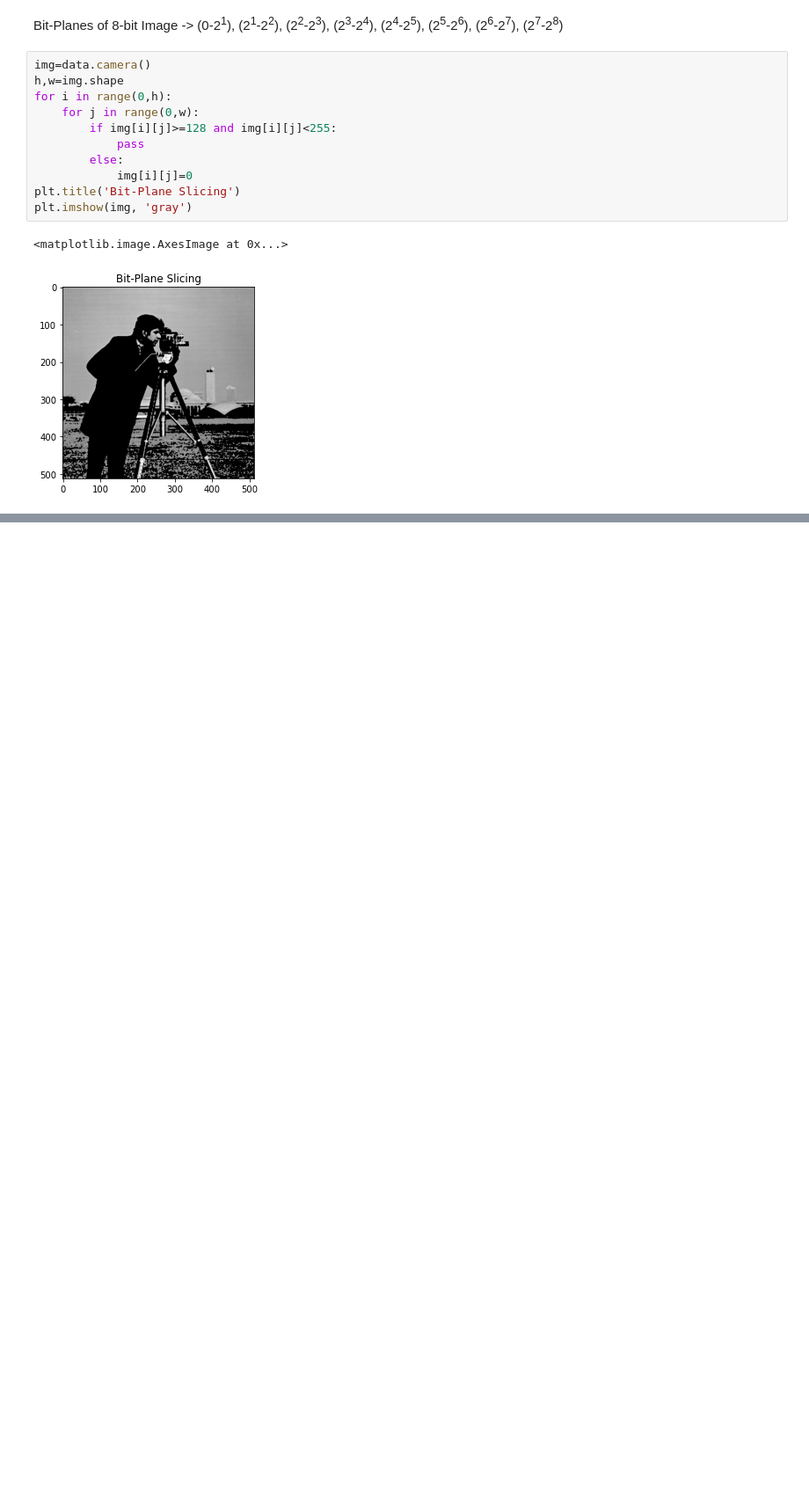
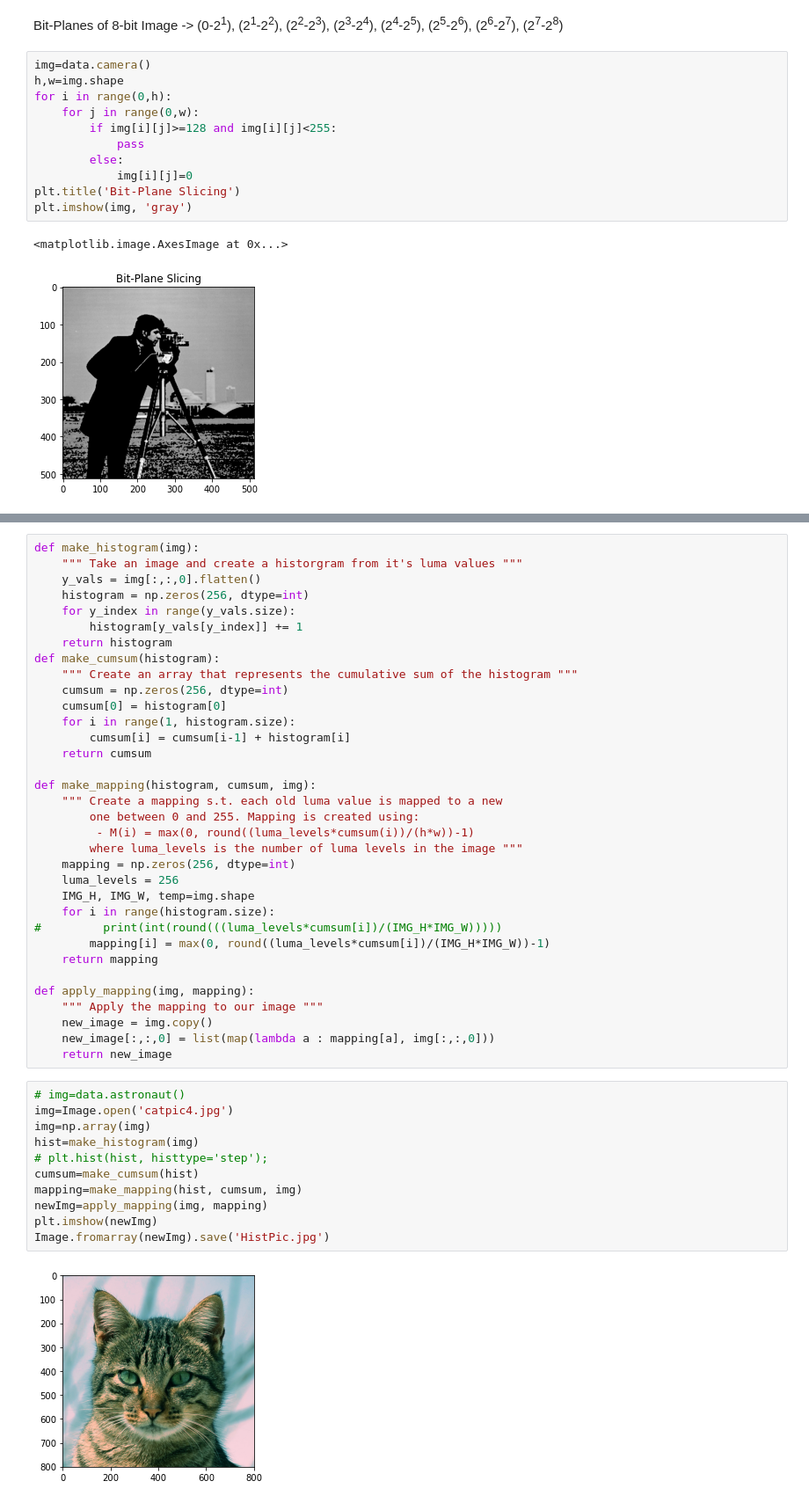
Before and after one commit to MastProTech/Image-Processing, a Jupyter notebook: ImageProcessing3.ipynb, the cells around one changed output, grey strips where cells are left out. Shown at 88% size. Saved outputs shown, nothing was run; the diff lists cells and outputs as text; blank space fills up the shorter version.

Commit message:
Added Histogram Equalization to  ImageProcessing3.ipynb

```diff
--- a/ImageProcessing3.ipynb
+++ b/ImageProcessing3.ipynb
@@ -164,0 +162,47 @@ Hello World
+# %%
+def make_histogram(img):
+    """ Take an image and create a historgram from it's luma values """
+    y_vals = img[:,:,0].flatten()
+    histogram = np.zeros(256, dtype=int)
+    for y_index in range(y_vals.size):
+        histogram[y_vals[y_index]] += 1
+    return histogram
+def make_cumsum(histogram):
+    """ Create an array that represents the cumulative sum of the histogram """
+    cumsum = np.zeros(256, dtype=int)
+    cumsum[0] = histogram[0]
+    for i in range(1, histogram.size):
+        cumsum[i] = cumsum[i-1] + histogram[i]
+    return cumsum
+
+def make_mapping(histogram, cumsum, img):
+    """ Create a mapping s.t. each old luma value is mapped to a new
+        one between 0 and 255. Mapping is created using:
+         - M(i) = max(0, round((luma_levels*cumsum(i))/(h*w))-1)
+        where luma_levels is the number of luma levels in the image """
+    mapping = np.zeros(256, dtype=int)
+    luma_levels = 256
+    IMG_H, IMG_W, temp=img.shape
+    for i in range(histogram.size):
+#         print(int(round(((luma_levels*cumsum[i])/(IMG_H*IMG_W)))))
+        mapping[i] = max(0, round((luma_levels*cumsum[i])/(IMG_H*IMG_W))-1)
+    return mapping
+
+def apply_mapping(img, mapping):
+    """ Apply the mapping to our image """
+    new_image = img.copy()
+    new_image[:,:,0] = list(map(lambda a : mapping[a], img[:,:,0]))
+    return new_image
+# %%
+# img=data.astronaut()
+img=Image.open('catpic4.jpg')
+img=np.array(img)
+hist=make_histogram(img)
+# plt.hist(hist, histtype='step');
+cumsum=make_cumsum(hist)
+mapping=make_mapping(hist, cumsum, img)
+newImg=apply_mapping(img, mapping)
+plt.imshow(newImg)
+Image.fromarray(newImg).save('HistPic.jpg')
+# %% [output]
+[figure, added]
```
Also changed, not shown: parts of 1 cell of this notebook, 1 other file.
